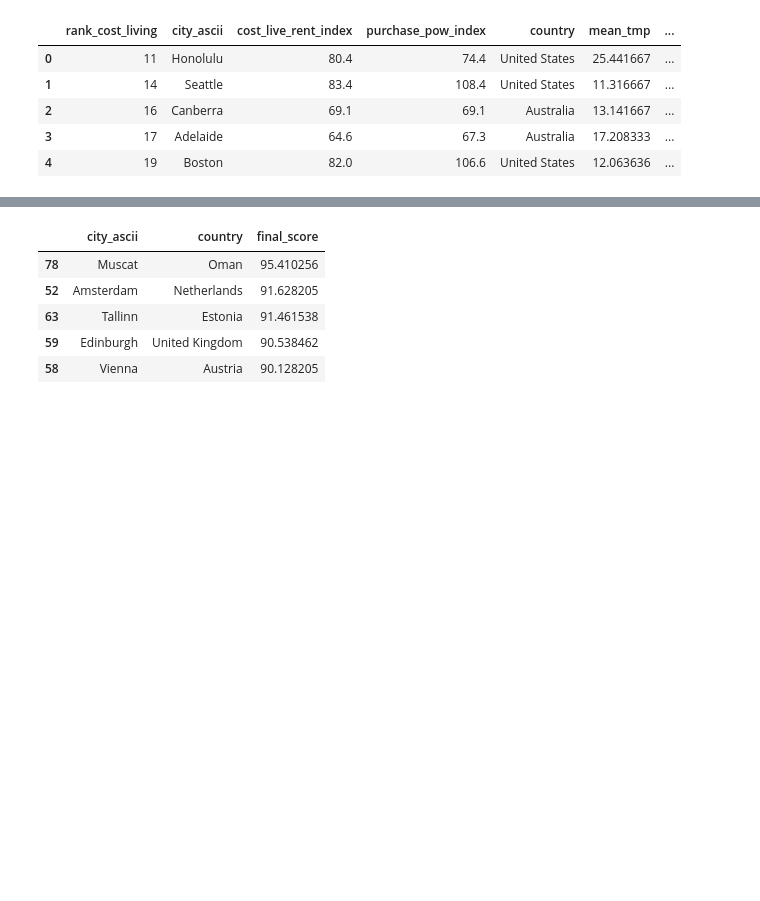
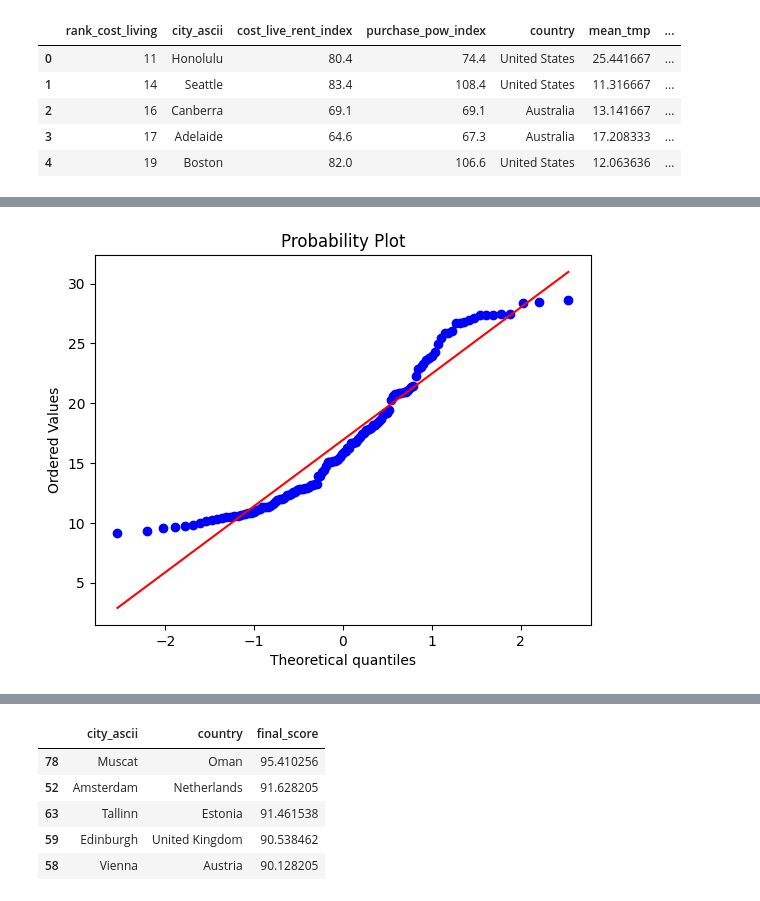
Before and after one commit to kayoooon1/city-recsys, a Jupyter notebook: Modelling/model-first-draft_with ranking.ipynb, the cells around one changed output, grey strips where cells are left out. Cells and saved outputs as stored; diff of their text form; code cells hidden in the pictures; blank space fills up the shorter version.

```diff
--- a/Modelling/model-first-draft_with ranking.ipynb
+++ b/Modelling/model-first-draft_with ranking.ipynb
@@ -34,3 +61,8 @@ final_df.head()
+# %%
+stats.probplot(final_df['mean_tmp'], dist="norm", plot=pylab)
+pylab.show()
+# %% [output]
+[figure, added]
 # %%
 final_df['rank_rent'] = final_df['cost_live_rent_index'].rank(ascending=False) #the lowest index has the higher score
 final_df['rank_purchase_pow'] = final_df['purchase_pow_index'].rank(ascending=True) #the lowest index has the lowest score
```
Also changed, not shown: parts of 6 cells of this notebook.
